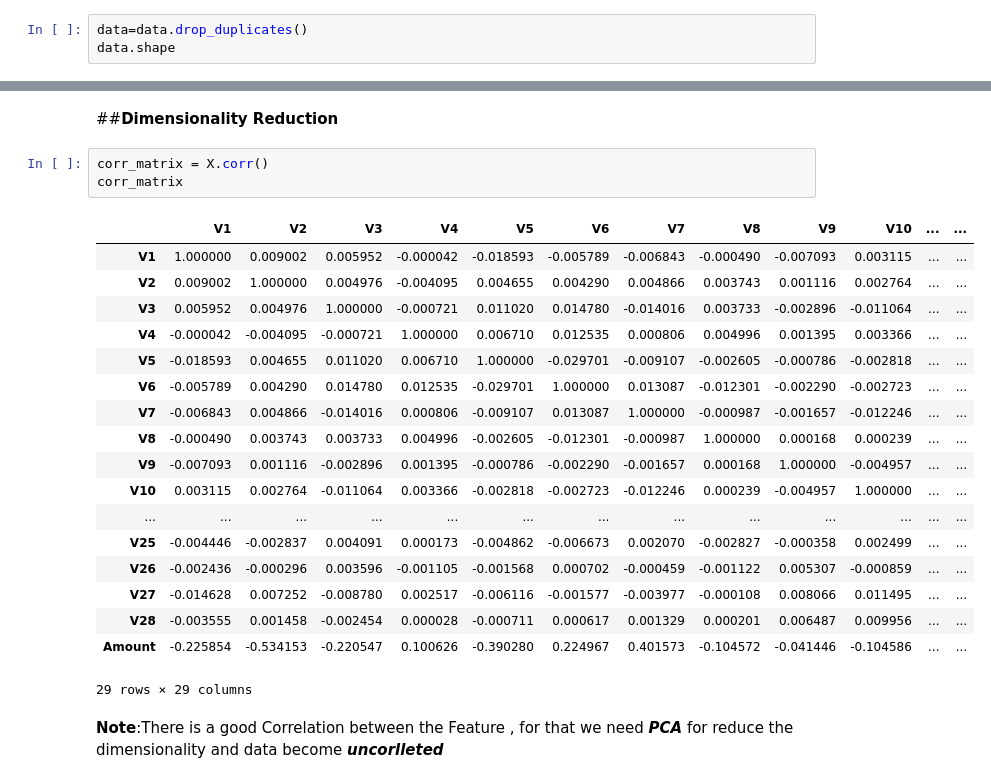
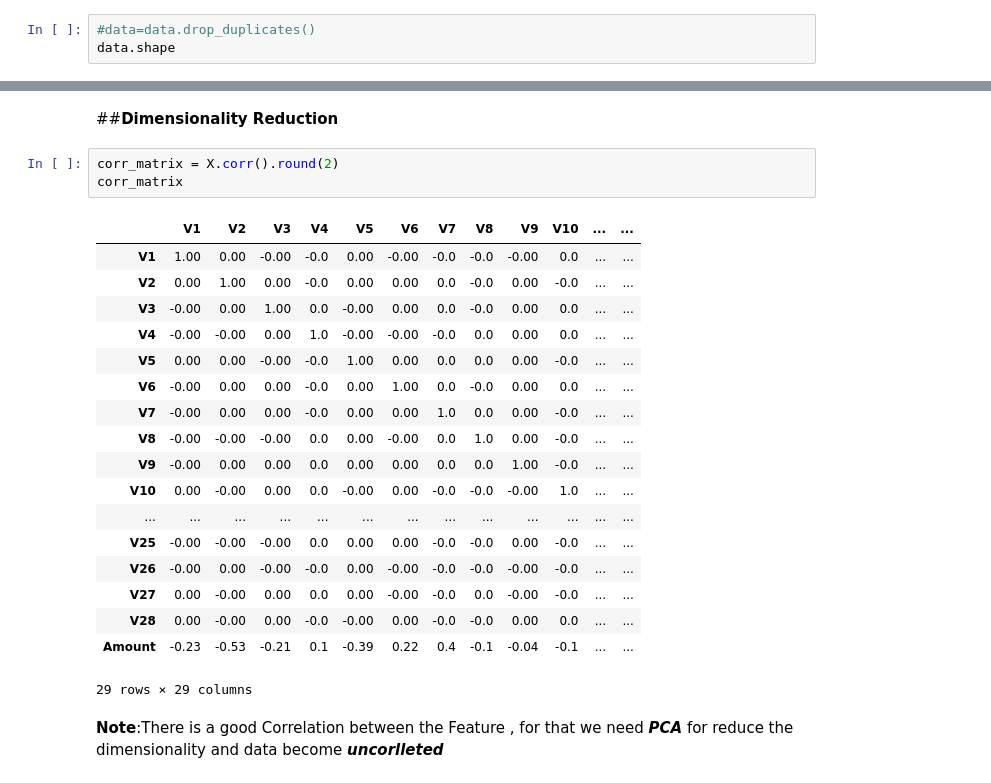
Before and after one commit to Naseem-Ananzeh/Ml2_Final_Project, a Jupyter notebook: creditcard_dataset_.ipynb, the cells around one changed output, grey strips where cells are left out. Cells and saved outputs as stored; diff of their text form.

```diff
--- a/creditcard_dataset_.ipynb
+++ b/creditcard_dataset_.ipynb
@@ -172,4 +170,4 @@ np.int64(9144)
 # %%
-data=data.drop_duplicates()
+#data=data.drop_duplicates()
 data.shape
 # %% [output]
@@ -228,26 +194,26 @@ y_resampled.value_counts().plot.pie()
 # %% [markdown]
 ##**Dimensionality Reduction**
 # %%
-corr_matrix = X.corr()
+corr_matrix = X.corr().round(2)
 corr_matrix
 # %% [output]
 |  | V1 | V2 | V3 | V4 | V5 | V6 | V7 | V8 | V9 | V10 | ... | ... |
-| V1 | 1.000000 | 0.009002 | 0.005952 | -0.000042 | -0.018593 | -0.005789 | -0.006843 | -0.000490 | -0.007093 | 0.003115 | ... | ... |
-| V2 | 0.009002 | 1.000000 | 0.004976 | -0.004095 | 0.004655 | 0.004290 | 0.004866 | 0.003743 | 0.001116 | 0.002764 | ... | ... |
-| V3 | 0.005952 | 0.004976 | 1.000000 | -0.000721 | 0.011020 | 0.014780 | -0.014016 | 0.003733 | -0.002896 | -0.011064 | ... | ... |
-| V4 | -0.000042 | -0.004095 | -0.000721 | 1.000000 | 0.006710 | 0.012535 | 0.000806 | 0.004996 | 0.001395 | 0.003366 | ... | ... |
-| V5 | -0.018593 | 0.004655 | 0.011020 | 0.006710 | 1.000000 | -0.029701 | -0.009107 | -0.002605 | -0.000786 | -0.002818 | ... | ... |
-| V6 | -0.005789 | 0.004290 | 0.014780 | 0.012535 | -0.029701 | 1.000000 | 0.013087 | -0.012301 | -0.002290 | -0.002723 | ... | ... |
-| V7 | -0.006843 | 0.004866 | -0.014016 | 0.000806 | -0.009107 | 0.013087 | 1.000000 | -0.000987 | -0.001657 | -0.012246 | ... | ... |
-| V8 | -0.000490 | 0.003743 | 0.003733 | 0.004996 | -0.002605 | -0.012301 | -0.000987 | 1.000000 | 0.000168 | 0.000239 | ... | ... |
-| V9 | -0.007093 | 0.001116 | -0.002896 | 0.001395 | -0.000786 | -0.002290 | -0.001657 | 0.000168 | 1.000000 | -0.004957 | ... | ... |
-| V10 | 0.003115 | 0.002764 | -0.011064 | 0.003366 | -0.002818 | -0.002723 | -0.012246 | 0.000239 | -0.004957 | 1.000000 | ... | ... |
+| V1 | 1.00 | 0.00 | -0.00 | -0.0 | 0.00 | -0.00 | -0.0 | -0.0 | -0.00 | 0.0 | ... | ... |
+| V2 | 0.00 | 1.00 | 0.00 | -0.0 | 0.00 | 0.00 | 0.0 | -0.0 | 0.00 | -0.0 | ... | ... |
+| V3 | -0.00 | 0.00 | 1.00 | 0.0 | -0.00 | 0.00 | 0.0 | -0.0 | 0.00 | 0.0 | ... | ... |
+| V4 | -0.00 | -0.00 | 0.00 | 1.0 | -0.00 | -0.00 | -0.0 | 0.0 | 0.00 | 0.0 | ... | ... |
+| V5 | 0.00 | 0.00 | -0.00 | -0.0 | 1.00 | 0.00 | 0.0 | 0.0 | 0.00 | -0.0 | ... | ... |
+| V6 | -0.00 | 0.00 | 0.00 | -0.0 | 0.00 | 1.00 | 0.0 | -0.0 | 0.00 | 0.0 | ... | ... |
+| V7 | -0.00 | 0.00 | 0.00 | -0.0 | 0.00 | 0.00 | 1.0 | 0.0 | 0.00 | -0.0 | ... | ... |
+| V8 | -0.00 | -0.00 | -0.00 | 0.0 | 0.00 | -0.00 | 0.0 | 1.0 | 0.00 | -0.0 | ... | ... |
+| V9 | -0.00 | 0.00 | 0.00 | 0.0 | 0.00 | 0.00 | 0.0 | 0.0 | 1.00 | -0.0 | ... | ... |
+| V10 | 0.00 | -0.00 | 0.00 | 0.0 | -0.00 | 0.00 | -0.0 | -0.0 | -0.00 | 1.0 | ... | ... |
 | ... | ... | ... | ... | ... | ... | ... | ... | ... | ... | ... | ... | ... |
-| V25 | -0.004446 | -0.002837 | 0.004091 | 0.000173 | -0.004862 | -0.006673 | 0.002070 | -0.002827 | -0.000358 | 0.002499 | ... | ... |
-| V26 | -0.002436 | -0.000296 | 0.003596 | -0.001105 | -0.001568 | 0.000702 | -0.000459 | -0.001122 | 0.005307 | -0.000859 | ... | ... |
-| V27 | -0.014628 | 0.007252 | -0.008780 | 0.002517 | -0.006116 | -0.001577 | -0.003977 | -0.000108 | 0.008066 | 0.011495 | ... | ... |
-| V28 | -0.003555 | 0.001458 | -0.002454 | 0.000028 | -0.000711 | 0.000617 | 0.001329 | 0.000201 | 0.006487 | 0.009956 | ... | ... |
-| Amount | -0.225854 | -0.534153 | -0.220547 | 0.100626 | -0.390280 | 0.224967 | 0.401573 | -0.104572 | -0.041446 | -0.104586 | ... | ... |
+| V25 | -0.00 | -0.00 | -0.00 | 0.0 | 0.00 | 0.00 | -0.0 | -0.0 | 0.00 | -0.0 | ... | ... |
+| V26 | -0.00 | 0.00 | -0.00 | -0.0 | 0.00 | -0.00 | -0.0 | -0.0 | -0.00 | -0.0 | ... | ... |
+| V27 | 0.00 | -0.00 | 0.00 | 0.0 | 0.00 | -0.00 | -0.0 | 0.0 | -0.00 | -0.0 | ... | ... |
+| V28 | 0.00 | -0.00 | 0.00 | -0.0 | -0.00 | 0.00 | -0.0 | -0.0 | 0.00 | 0.0 | ... | ... |
+| Amount | -0.23 | -0.53 | -0.21 | 0.1 | -0.39 | 0.22 | 0.4 | -0.1 | -0.04 | -0.1 | ... | ... |
 29 rows × 29 columns
 # %% [markdown]
 **Note**:There is a good Correlation between the Feature , for that we need  ***PCA*** for reduce the dimensionality and data become ***uncorlleted***
```
Also changed, not shown: parts of 14 cells of this notebook.
